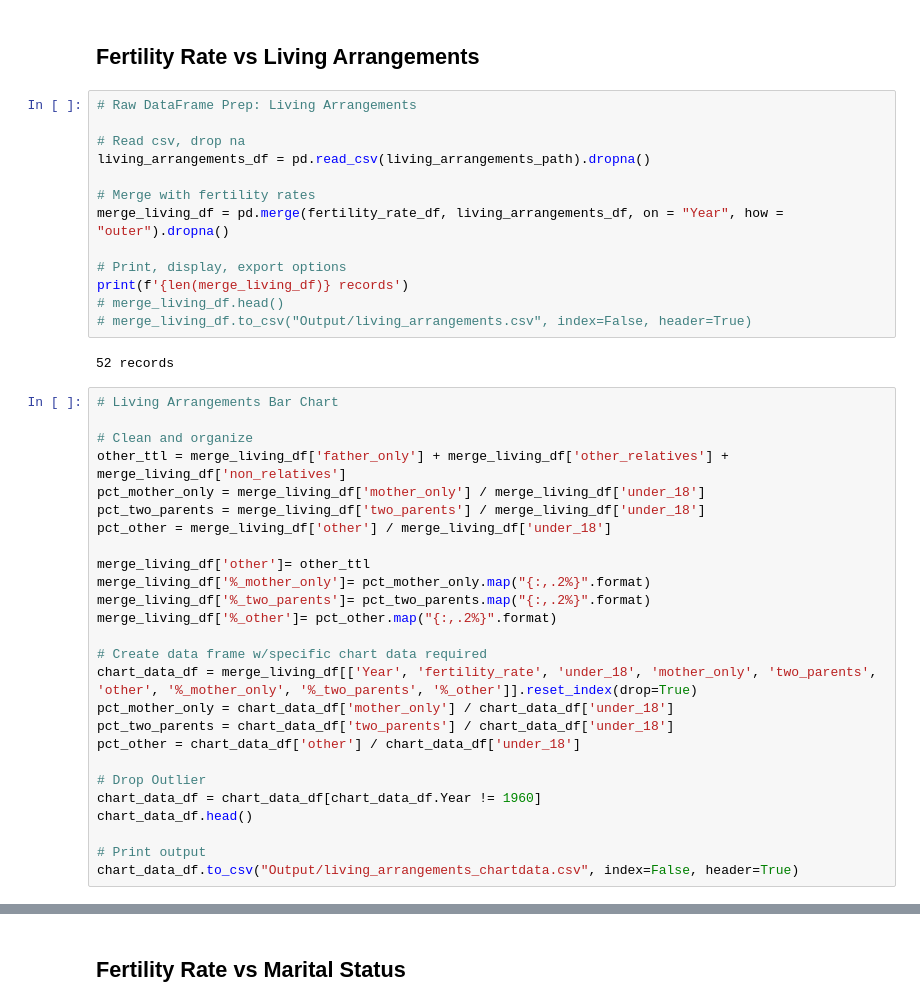
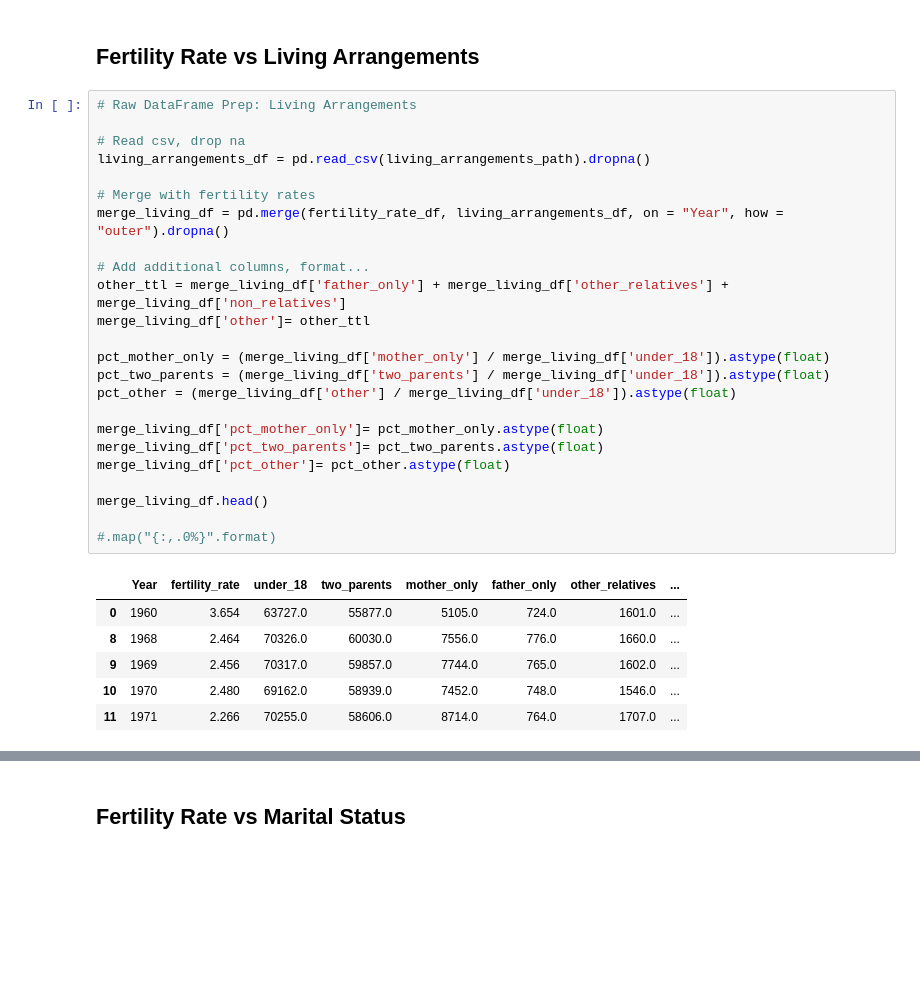
Before and after one commit to vlee2020/UCI-Project1-Group5, a Jupyter notebook: team5.ipynb, the cells around one changed output, grey strips where cells are left out. Saved outputs shown, nothing was run; the diff lists cells and outputs as text; blank space fills up the shorter version.

```diff
--- a/team5.ipynb
+++ b/team5.ipynb
@@ -40,41 +57,31 @@ fertility_rate_df.head()
 # %%
 # Raw DataFrame Prep: Living Arrangements
 
 # Read csv, drop na
 living_arrangements_df = pd.read_csv(living_arrangements_path).dropna()
 
 # Merge with fertility rates
 merge_living_df = pd.merge(fertility_rate_df, living_arrangements_df, on = "Year", how = "outer").dropna()
 
-# Print, display, export options
-print(f'{len(merge_living_df)} records')
-# merge_living_df.head()
-# merge_living_df.to_csv("Output/living_arrangements.csv", index=False, header=True)
+# Add additional columns, format...
+other_ttl = merge_living_df['father_only'] + merge_living_df['other_relatives'] + merge_living_df['non_relatives']
+merge_living_df['other']= other_ttl
+
+pct_mother_only = (merge_living_df['mother_only'] / merge_living_df['under_18']).astype(float)
+pct_two_parents = (merge_living_df['two_parents'] / merge_living_df['under_18']).astype(float)
+pct_other = (merge_living_df['other'] / merge_living_df['under_18']).astype(float)
+
+merge_living_df['pct_mother_only']= pct_mother_only.astype(float)
+merge_living_df['pct_two_parents']= pct_two_parents.astype(float)
+merge_living_df['pct_other']= pct_other.astype(float)
+
+merge_living_df.head()
+
+#.map("{:,.0%}".format)
 # %% [output]
-52 records
+|  | Year | fertility_rate | under_18 | two_parents | mother_only | father_only | other_relatives | ... |
+| 0 | 1960 | 3.654 | 63727.0 | 55877.0 | 5105.0 | 724.0 | 1601.0 | ... |
+| 8 | 1968 | 2.464 | 70326.0 | 60030.0 | 7556.0 | 776.0 | 1660.0 | ... |
+| 9 | 1969 | 2.456 | 70317.0 | 59857.0 | 7744.0 | 765.0 | 1602.0 | ... |
+| 10 | 1970 | 2.480 | 69162.0 | 58939.0 | 7452.0 | 748.0 | 1546.0 | ... |
+| 11 | 1971 | 2.266 | 70255.0 | 58606.0 | 8714.0 | 764.0 | 1707.0 | ... |
-# %%
-# Living Arrangements Bar Chart
-
-# Clean and organize
-other_ttl = merge_living_df['father_only'] + merge_living_df['other_relatives'] + merge_living_df['non_relatives']
-pct_mother_only = merge_living_df['mother_only'] / merge_living_df['under_18']
-pct_two_parents = merge_living_df['two_parents'] / merge_living_df['under_18']
-pct_other = merge_living_df['other'] / merge_living_df['under_18']
-
-merge_living_df['other']= other_ttl
-merge_living_df['%_mother_only']= pct_mother_only.map("{:,.2%}".format)
-merge_living_df['%_two_parents']= pct_two_parents.map("{:,.2%}".format)
-merge_living_df['%_other']= pct_other.map("{:,.2%}".format)
-
-# Create data frame w/specific chart data required
-chart_data_df = merge_living_df[['Year', 'fertility_rate', 'under_18', 'mother_only', 'two_parents', 'other', '%_mother_only', '%_two_parents', '%_other']].reset_index(drop=True)
-pct_mother_only = chart_data_df['mother_only'] / chart_data_df['under_18']
-pct_two_parents = chart_data_df['two_parents'] / chart_data_df['under_18']
-pct_other = chart_data_df['other'] / chart_data_df['under_18']
-
-# Drop Outlier
-chart_data_df = chart_data_df[chart_data_df.Year != 1960]
-chart_data_df.head()
-
-# Print output
-chart_data_df.to_csv("Output/living_arrangements_chartdata.csv", index=False, header=True)
```
Also changed, not shown: parts of 12 cells of this notebook.
